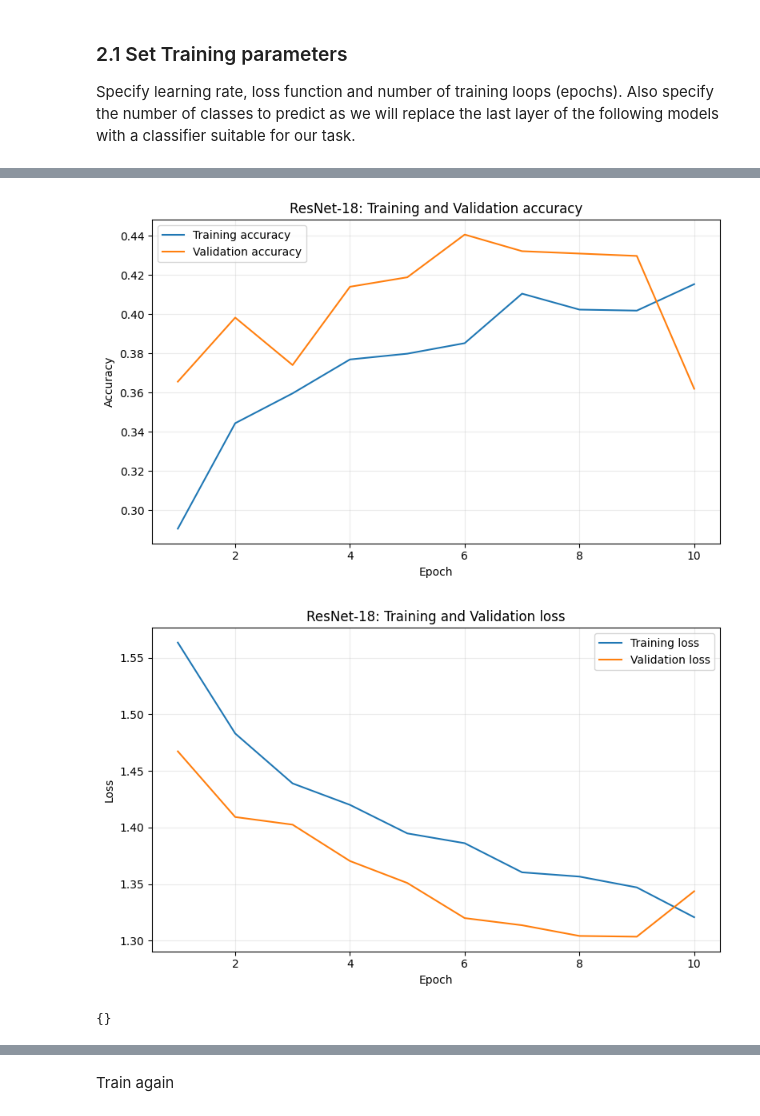
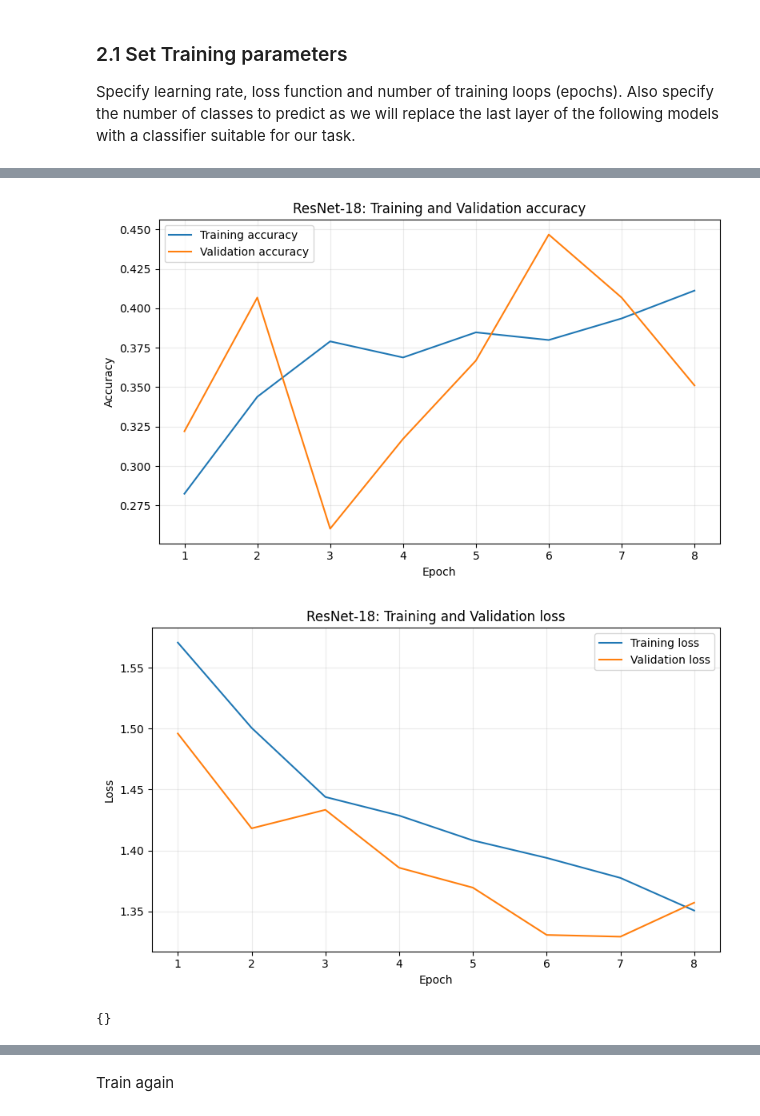
Before and after one commit to michael-duer/medical-image-classification, a Jupyter notebook: notebooks/02_transfer_learning.ipynb, the cells around one changed output, grey strips where cells are left out. Saved outputs shown, nothing was run; the diff lists cells and outputs as text; code cells hidden in the pictures.

Commit message:
Add improved models and documentation
- Add updated model weights of further fine-tuned ResNet-18 and EfficientNet-B0 model
- Document steps in notebook and add final results

```diff
--- a/notebooks/02_transfer_learning.ipynb
+++ b/notebooks/02_transfer_learning.ipynb
@@ -74,31 +78,0 @@ On a local machine, you can instead manage dependencies with `uv sync` and selec
-# %%
-import importlib.util
-import subprocess
-import sys
-
-required = {
-    "torch": "torch",
-    "torchvision": "torchvision",
-    "numpy": "numpy",
-    "pandas": "pandas",
-    "matplotlib": "matplotlib",
-    "sklearn": "scikit-learn",
-    "PIL": "pillow",
-    "tqdm": "tqdm",
-}
-missing = [package for module, package in required.items()
-           if importlib.util.find_spec(module) is None]
-if missing:
-    subprocess.run(["uv", "pip", "install", "--python", sys.executable, *missing], check=True)
-else:
-    print("All baseline dependencies are already installed.")
-print("Notebook Python:", sys.executable)
-print("If an import fails after installation, restart the runtime and rerun.")
-
-# Set paths to data
-DATA_DIR = Path('/data')
-OUTPUT_DIR = Path('/output')
-
-if not DATA_DIR.exists():
-    raise FileNotFoundError(f"Set DATA_DIR to your actual dataset folder first: {DATA_DIR}")
-print('Dataset path:', DATA_DIR.resolve())
@@ -354,8 +358,8 @@ Then optionally unfreeze the last residual block (layer4) and the classifier, us
 ### 2.1 Set Training parameters
 Specify learning rate, loss function and number of training loops (epochs). Also specify the number of classes to predict as we will replace the last layer of the following models with a classifier suitable for our task.
 # %%
-LEARNING_RATE = 1e-3
-NUM_EPOCHS = 10
 NUM_CLASSES = 5
+NUM_EPOCHS_STAGE1 = 8
+NUM_EPOCHS_STAGE2 = 20
 criterion = nn.CrossEntropyLoss()
 # %% [markdown]
@@ -437,15 +470,15 @@ scheduler = torch.optim.lr_scheduler.ReduceLROnPlateau(
     patience=2
 )
 
-for epoch in range(1, NUM_EPOCHS + 1):
+for epoch in range(1, NUM_EPOCHS_STAGE1 + 1):
     train_stats = run_epoch(
         resnet18, loaders['train'], optimizer,
-        epoch=epoch, num_epochs=NUM_EPOCHS
+        epoch=epoch, num_epochs=NUM_EPOCHS_STAGE1
     )
 
     val_stats = run_epoch(
         resnet18, loaders['val'],
-        epoch=epoch, num_epochs=NUM_EPOCHS
+        epoch=epoch, num_epochs=NUM_EPOCHS_STAGE1
     )
 
     history_resnet18.append({
@@ -457,7 +490,7 @@ for epoch in range(1, NUM_EPOCHS + 1):
     })
 
     tqdm.write(
-      f"Epoch [{epoch}/{NUM_EPOCHS}] | "
+      f"Epoch [{epoch}/{NUM_EPOCHS_STAGE1}] | "
       f"Train Loss: {train_stats['loss']:.4f} | "
       f"Train Acc: {train_stats['accuracy']:.2%} | "
       f"Val Loss: {val_stats['loss']:.4f} | "
@@ -502,3 +533,3 @@ Epoch [10/10] | Train Loss: 1.3207 | Train Acc: 41.54% | Val Loss: 1.3437 | Val
-[figure, old version]
+[figure, new version]
-[figure, old version]
+[figure, new version]
-{}
+{}
```
Also changed, not shown: parts of 44 cells of this notebook, 4 other files.
